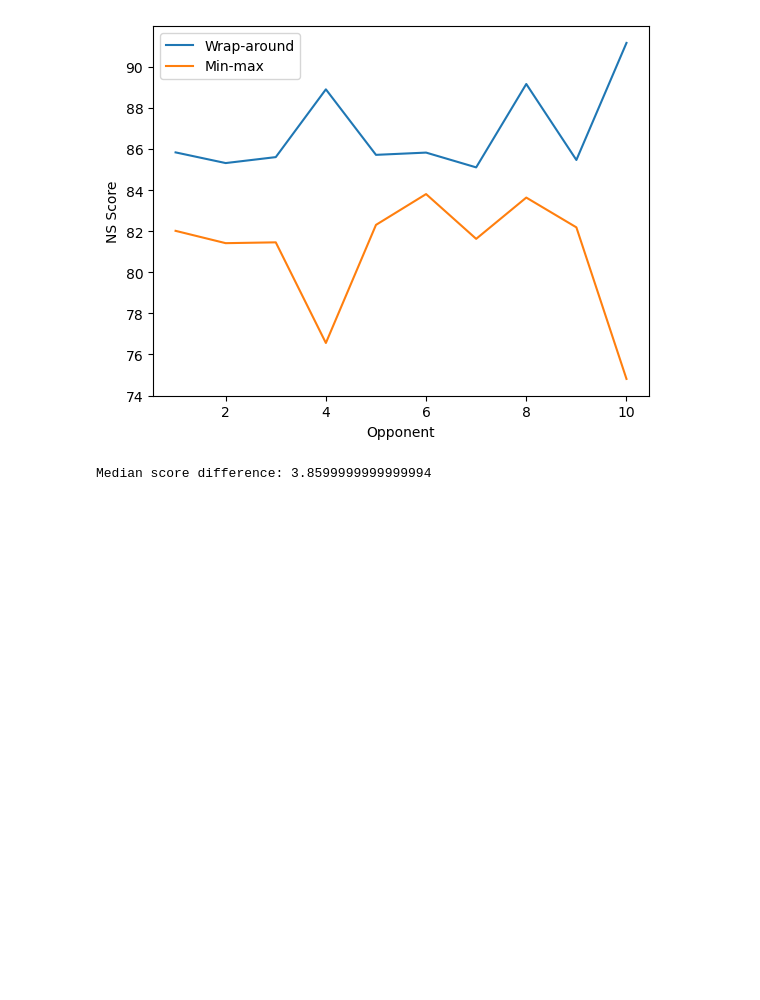
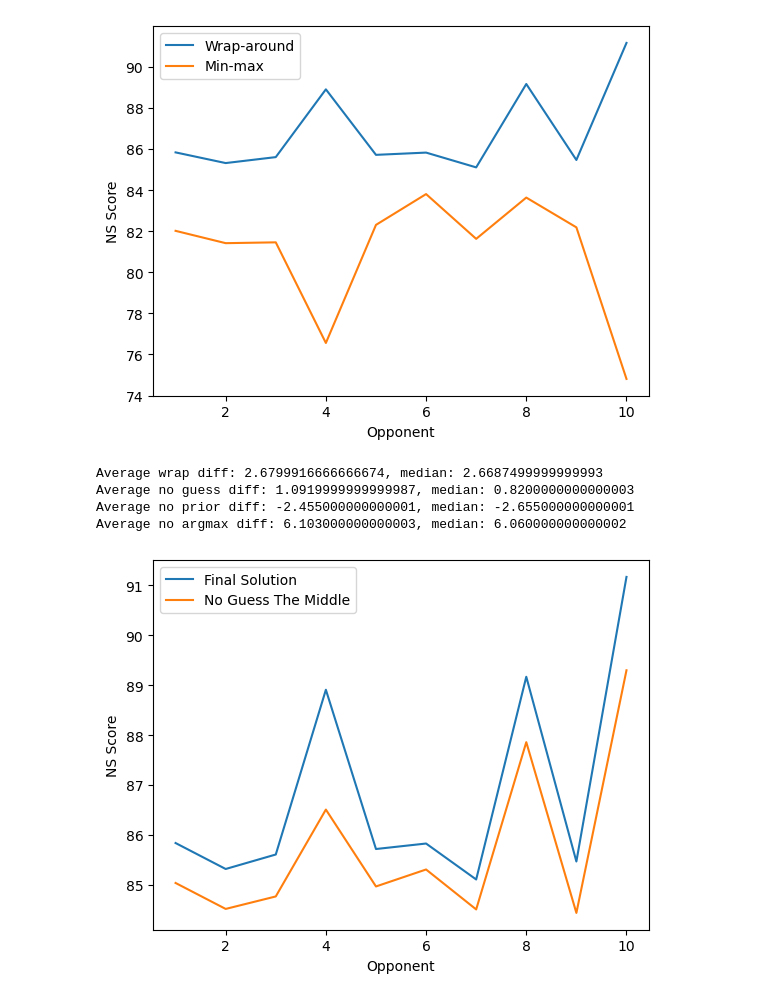
Before and after one commit to ArmanOzcan18/Guess-My-Hand, a Jupyter notebook: teams/wrap_analysis.ipynb, the cells around one changed output. Saved outputs shown, nothing was run; the diff lists cells and outputs as text; code cells hidden in the pictures; blank space fills up the shorter version.

```diff
--- a/teams/wrap_analysis.ipynb
+++ b/teams/wrap_analysis.ipynb
@@ -199,12 +238,47 @@ plt.savefig('scores.png')
 plt.show()
 # %% [output]
 [figure]
-# %%
-# Average score difference
-NS_scores_wrap = [score[0] for score in scores_wrap]
-NS_scores_linear = [score[0] for score in scores_linear]
-difference = np.array(NS_scores_wrap) - np.array(NS_scores_linear)
-average_difference = np.median(difference)
-print(f'Median score difference: {average_difference}')
-# %% [output]
-Median score difference: 3.8599999999999994
+# %%
+# Average score differences
+NS_scores_wrap = [score[0] for score in scores_wrap]
+NS_scores_linear = [score[0] for score in scores_linear]
+NS_scores_no_guess_from_middle = [score[0] for score in scores_no_guess_the_middle]
+NS_scores_no_prior_cvals = [score[0] for score in scores_no_prior_rounds]
+NS_scores_no_argmax = [score[0] for score in scores_no_argmax]
+
+wrap_diff = np.array(NS_scores_wrap) - np.array(NS_scores_linear)
+avg_wrap_diff = np.mean(difference)
+median_wrap_diff = np.median(difference)
+print(f'Average wrap diff: {avg_wrap_diff}, median: {median_wrap_diff}')
+
+no_guess_diff = np.array(NS_scores_wrap) - np.array(NS_scores_no_guess_from_middle)
+avg_no_guess_diff = np.mean(no_guess_diff)
+median_no_guess_diff = np.median(no_guess_diff)
+print(f'Average no guess diff: {avg_no_guess_diff}, median: {median_no_guess_diff}')
+
+no_prior_diff = np.array(NS_scores_wrap) - np.array(NS_scores_no_prior_cvals)
+avg_no_prior_diff = np.mean(no_prior_diff)
+median_no_prior_diff = np.median(no_prior_diff)
+print(f'Average no prior diff: {avg_no_prior_diff}, median: {median_no_prior_diff}')
+
+no_argmax_diff = np.array(NS_scores_no_prior_cvals) - np.array(NS_scores_no_argmax)
+avg_no_argmax_diff = np.mean(no_argmax_diff)
+median_no_argmax_diff = np.median(no_argmax_diff)
+print(f'Average no argmax diff: {avg_no_argmax_diff}, median: {median_no_argmax_diff}')
+# %% [output]
+Average wrap diff: 2.6799916666666674, median: 2.6687499999999993
+Average no guess diff: 1.0919999999999987, median: 0.8200000000000003
+Average no prior diff: -2.455000000000001, median: -2.655000000000001
+Average no argmax diff: 6.103000000000003, median: 6.060000000000002
+# %%
+# Ablate guess from middle
+opponents = np.arange(1, 11)
+plt.plot(opponents, [score[0] for score in scores_wrap], label='Final Solution')
+plt.plot(opponents, [score[0] for score in scores_no_guess_the_middle], label='No Guess The Middle')
+plt.xlabel('Opponent')
+plt.ylabel('NS Score')
+plt.legend()
+plt.savefig('noGuessTheMiddle.png')
+plt.show()
+# %% [output]
+[figure, added]
```
Also changed, not shown: parts of 6 cells of this notebook, 8 other files.
